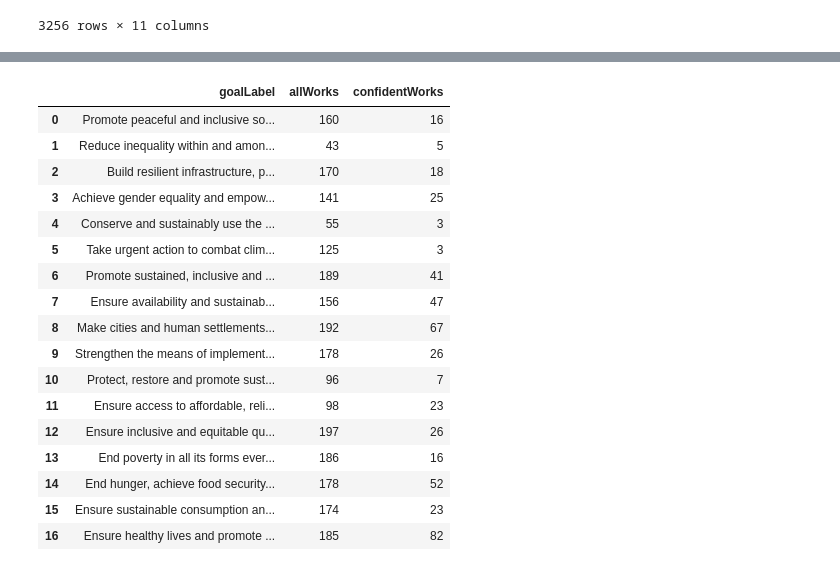
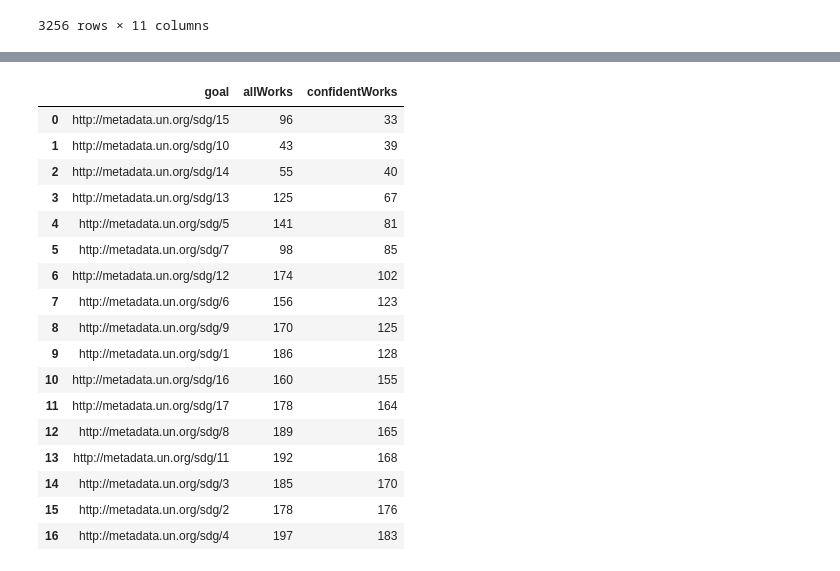
Before and after one commit to alexanderleonidas/SciGraph4UNSDG, a Jupyter notebook: sparql_queries.ipynb, the cells around one changed output, grey strips where cells are left out. Saved outputs shown, nothing was run; the diff lists cells and outputs as text; code cells hidden in the pictures.

```diff
--- a/sparql_queries.ipynb
+++ b/sparql_queries.ipynb
@@ -651,63 +688,64 @@ pd.DataFrame(response.bindings)
 # %%
 # SDG gap analysis filtered by classifier confidence
 # -----------------------------------------------------------------------
 # A provenance-aware version of the core gap analysis (Q4).
 # Instead of counting all works mapped to a Goal, it counts only those
 # where the classifier was genuinely confident — i.e. where the SDG
 # assignment has BOTH a high relevance score AND is evidenced by a
 # UNBIS concept (UN-specific vocabulary = stronger domain signal).
 #
 # The side-by-side comparison of ?allWorks vs ?confidentWorks reveals
 # Goals where the corpus appears well-covered on the surface but the
 # underlying classifications are low confidence — a hidden gap.
 # -----------------------------------------------------------------------
 response = g.query(prefixes + """
-SELECT ?goalLabel
-       (COUNT(DISTINCT ?allWork)        AS ?allWorks)
+SELECT ?goal
+       (COUNT(DISTINCT ?work)           AS ?allWorks)
        (COUNT(DISTINCT ?confidentWork)  AS ?confidentWorks)
-       # (ROUND(xsd:double(COUNT(DISTINCT ?confidentWork)) / xsd:double(COUNT(DISTINCT ?allWork)) * 100) AS ?confidentPct)
 WHERE {
-    # All works linked to this Goal via provenance route
-    ?allWork    a         bibo:Document ;
-                scitax:hasAssignment ?assignment .
+    # All works linked to this Goal via the provenance route
+    ?work        a                    bibo:Document ;
+                 scitax:hasAssignment ?assignment .
+                 # scitax:addressesGoal  ?goal .
 
-   ?assignment scitax:toGoal ?goal .
+    ?assignment  scitax:toGoal        ?goal .
 
-    ?goal       skos:prefLabel   ?goalLabel .
-
-    # Confident works: linked via a high-scoring assignment evidenced
-    # by at least one UNBIS term (UN thesaurus — SDG-specific vocabulary)
+    # Confident works: same work, but its assignment must additionally
+    # have a high score AND be evidenced by a vocab-grounded concept.
+    # OPTIONAL means works that don't meet this are still counted in ?allWorks.
     OPTIONAL {
-        ?confidentWork scitax:hasAssignment ?assignment .
-        ?assignment    scitax:toGoal        ?goal ;
-                       scitax:relevanceScore ?score ;
-                       prov:used              ?concept .
-        ?concept       skos:exactMatch   ?vocabURI .
-        FILTER(?score >= 100)
+        ?work        scitax:hasAssignment ?confidentAssignment .
+        ?confidentAssignment
+                     scitax:toGoal        ?goal ;
+                     scitax:relevanceScore ?score ;
+                     prov:used            ?concept .
+        ?concept     skos:exactMatch      ?vocabURI .
+        FILTER(?score >= 10)
+        BIND(?work AS ?confidentWork)
     }
 }
-GROUP BY ?goal ?goalLabel
-ORDER BY ASC(?confidentPct)   # Goals with weakest confident coverage first
+GROUP BY ?goal
+ORDER BY ASC(?confidentWorks)
 """)
 
 
 pd.DataFrame(response.bindings)
 # %% [output]
-|  | goalLabel | allWorks | confidentWorks |
-| 0 | Promote peaceful and inclusive so... | 160 | 16 |
-| 1 | Reduce inequality within and amon... | 43 | 5 |
-| 2 | Build resilient infrastructure, p... | 170 | 18 |
-| 3 | Achieve gender equality and empow... | 141 | 25 |
-| 4 | Conserve and sustainably use the ... | 55 | 3 |
-| 5 | Take urgent action to combat clim... | 125 | 3 |
-| 6 | Promote sustained, inclusive and ... | 189 | 41 |
-| 7 | Ensure availability and sustainab... | 156 | 47 |
-| 8 | Make cities and human settlements... | 192 | 67 |
-| 9 | Strengthen the means of implement... | 178 | 26 |
-| 10 | Protect, restore and promote sust... | 96 | 7 |
-| 11 | Ensure access to affordable, reli... | 98 | 23 |
-| 12 | Ensure inclusive and equitable qu... | 197 | 26 |
-| 13 | End poverty in all its forms ever... | 186 | 16 |
-| 14 | End hunger, achieve food security... | 178 | 52 |
-| 15 | Ensure sustainable consumption an... | 174 | 23 |
-| 16 | Ensure healthy lives and promote ... | 185 | 82 |
+|  | goal | allWorks | confidentWorks |
+| 0 | http://metadata.un.org/sdg/15 | 96 | 33 |
+| 1 | http://metadata.un.org/sdg/10 | 43 | 39 |
+| 2 | http://metadata.un.org/sdg/14 | 55 | 40 |
+| 3 | http://metadata.un.org/sdg/13 | 125 | 67 |
+| 4 | http://metadata.un.org/sdg/5 | 141 | 81 |
+| 5 | http://metadata.un.org/sdg/7 | 98 | 85 |
+| 6 | http://metadata.un.org/sdg/12 | 174 | 102 |
+| 7 | http://metadata.un.org/sdg/6 | 156 | 123 |
+| 8 | http://metadata.un.org/sdg/9 | 170 | 125 |
+| 9 | http://metadata.un.org/sdg/1 | 186 | 128 |
+| 10 | http://metadata.un.org/sdg/16 | 160 | 155 |
+| 11 | http://metadata.un.org/sdg/17 | 178 | 164 |
+| 12 | http://metadata.un.org/sdg/8 | 189 | 165 |
+| 13 | http://metadata.un.org/sdg/11 | 192 | 168 |
+| 14 | http://metadata.un.org/sdg/3 | 185 | 170 |
+| 15 | http://metadata.un.org/sdg/2 | 178 | 176 |
+| 16 | http://metadata.un.org/sdg/4 | 197 | 183 |
```
Also changed, not shown: parts of 7 cells of this notebook, 5 other files.
